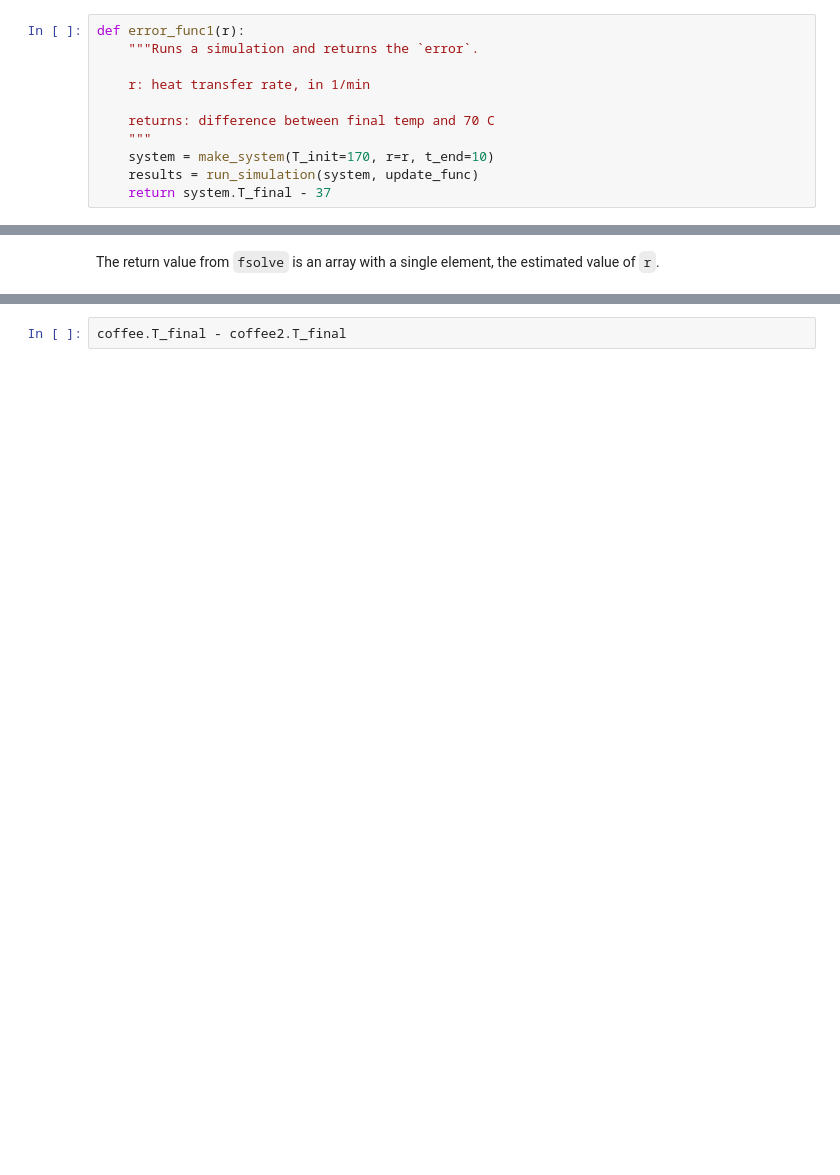
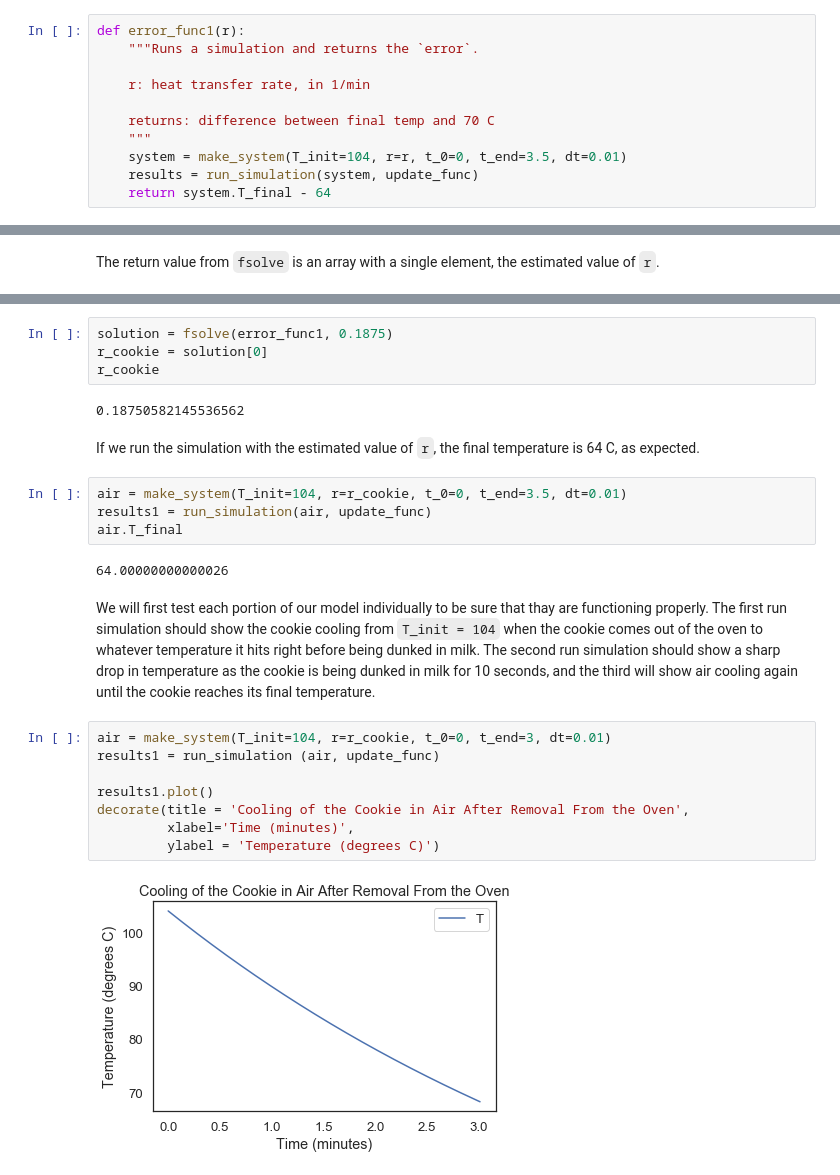
Before and after one commit to oseitelman/ModSimPy, a Jupyter notebook: code/Cookie.ipynb, the cells around one changed output, grey strips where cells are left out. Saved outputs shown, nothing was run; the diff lists cells and outputs as text; blank space fills up the shorter version.

Commit message:
Final Cookie

```diff
--- a/code/Cookie.ipynb
+++ b/code/Cookie.ipynb
@@ -112,9 +132,9 @@ def error_func1(r):
 
     returns: difference between final temp and 70 C
     """
-    system = make_system(T_init=170, r=r, t_end=10)
+    system = make_system(T_init=104, r=r, t_0=0, t_end=3.5, dt=0.01)
     results = run_simulation(system, update_func)
-    return system.T_final - 37
+    return system.T_final - 64
 # %% [markdown]
 We run the error function with varying values of `r` to find the correct heat transfer rate.
 # %%
@@ -337,2 +160,26 @@ They are identical except for a small roundoff error.
-# %%
-coffee.T_final - coffee2.T_final
+# %%
+solution = fsolve(error_func1, 0.1875)
+r_cookie = solution[0]
+r_cookie
+# %% [output]
+0.18750582145536562
+# %% [markdown]
+If we run the simulation with the estimated value of `r`, the final temperature is 64 C, as expected.
+# %%
+air = make_system(T_init=104, r=r_cookie, t_0=0, t_end=3.5, dt=0.01)
+results1 = run_simulation(air, update_func)
+air.T_final
+# %% [output]
+64.00000000000026
+# %% [markdown]
+We will first test each portion of our model individually to be sure that thay are functioning properly. The first run simulation should show the cookie cooling from `T_init = 104` when the cookie comes out of the oven to whatever temperature it hits right before being dunked in milk. The second run simulation should show a sharp drop in temperature as the cookie is being dunked in milk for 10 seconds, and the third will show air cooling again until the cookie reaches its final temperature.
+# %%
+air = make_system(T_init=104, r=r_cookie, t_0=0, t_end=3, dt=0.01)
+results1 = run_simulation (air, update_func)
+
+results1.plot()
+decorate(title = 'Cooling of the Cookie in Air After Removal From the Oven',
+         xlabel='Time (minutes)',
+         ylabel = 'Temperature (degrees C)')
+# %% [output]
+[figure, added]
```
Also changed, not shown: parts of 85 cells of this notebook.
